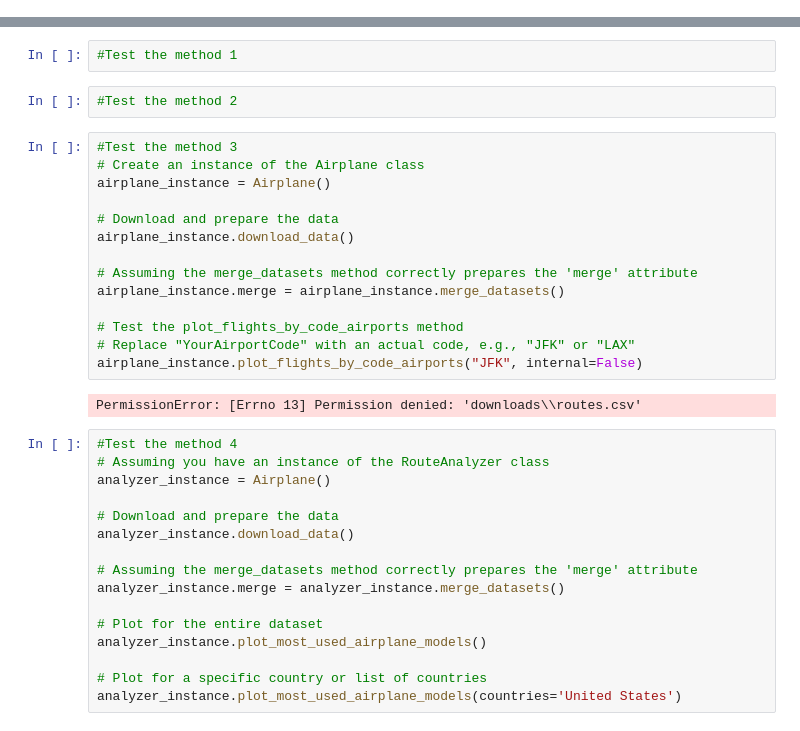
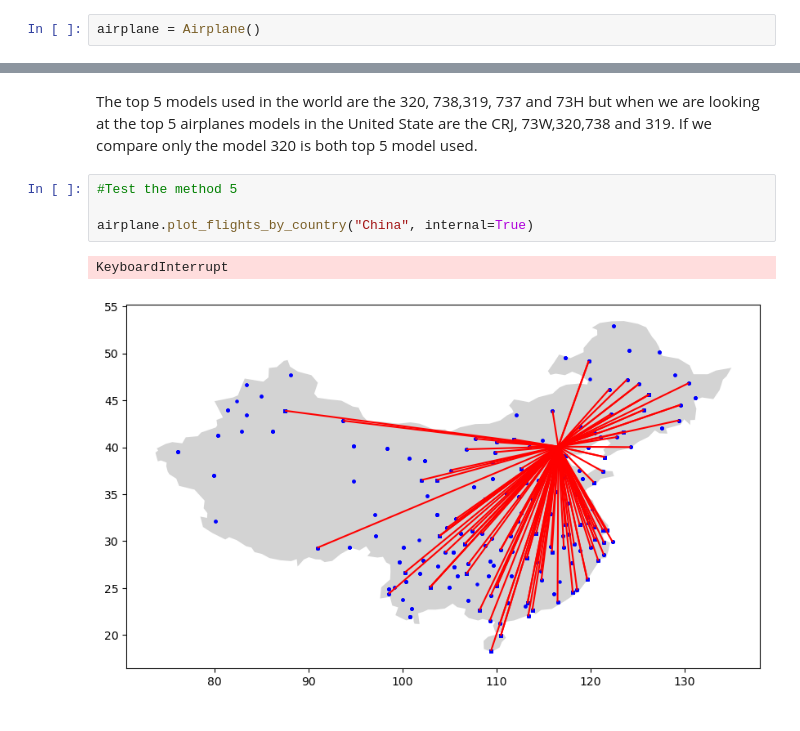
Before and after one commit to CarolinaAparicio2001/ADPRO, a Jupyter notebook: Showcase_Notebook.ipynb, the cells around one changed output, grey strips where cells are left out. Saved outputs shown, nothing was run; the diff lists cells and outputs as text.

```diff
--- a/Showcase_Notebook.ipynb
+++ b/Showcase_Notebook.ipynb
@@ -177,0 +9,2 @@ class Airplane:
+# %%
+airplane = Airplane()
@@ -178,36 +123,9 @@ class Airplane:
+# %% [markdown]
+The top 5 models used in the world are the 320, 738,319, 737 and 73H but when we are looking at the top 5 airplanes models in the United State are the CRJ, 73W,320,738 and 319. If we compare only the model 320 is both top 5 model used.
 # %%
-#Test the method 1
+#Test the method 5
+
+airplane.plot_flights_by_country("China", internal=True)
+# %% [output]
+KeyboardInterrupt
+[figure, added]
-# %%
-#Test the method 2
-# %%
-#Test the method 3
-# Create an instance of the Airplane class
-airplane_instance = Airplane()
-
-# Download and prepare the data
-airplane_instance.download_data()
-
-# Assuming the merge_datasets method correctly prepares the 'merge' attribute
-airplane_instance.merge = airplane_instance.merge_datasets()
-
-# Test the plot_flights_by_code_airports method
-# Replace "YourAirportCode" with an actual code, e.g., "JFK" or "LAX"
-airplane_instance.plot_flights_by_code_airports("JFK", internal=False)
-# %% [output]
-PermissionError: [Errno 13] Permission denied: 'downloads\\routes.csv'
-# %%
-#Test the method 4
-# Assuming you have an instance of the RouteAnalyzer class
-analyzer_instance = Airplane()
-
-# Download and prepare the data
-analyzer_instance.download_data()
-
-# Assuming the merge_datasets method correctly prepares the 'merge' attribute
-analyzer_instance.merge = analyzer_instance.merge_datasets()
-
-# Plot for the entire dataset
-analyzer_instance.plot_most_used_airplane_models()
-
-# Plot for a specific country or list of countries
-analyzer_instance.plot_most_used_airplane_models(countries='United States')
```
Also changed, not shown: parts of 26 cells of this notebook, 1 other file.
